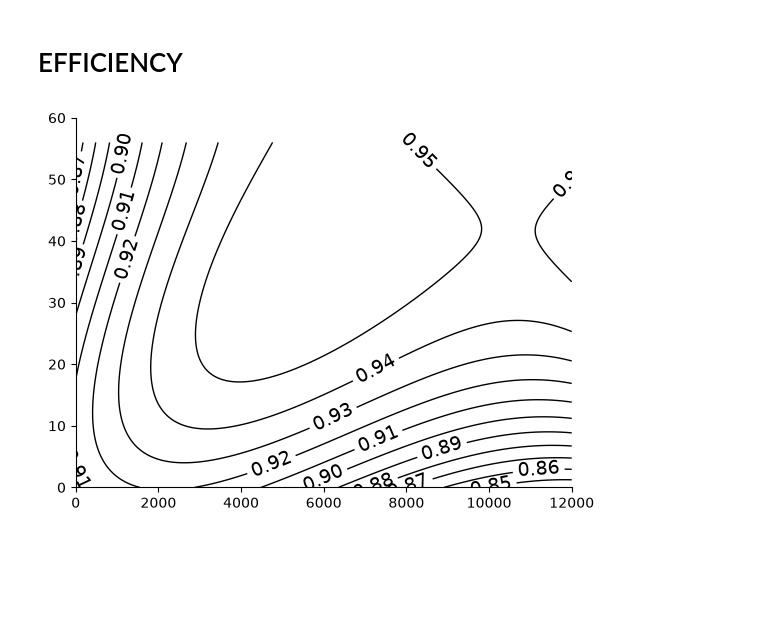
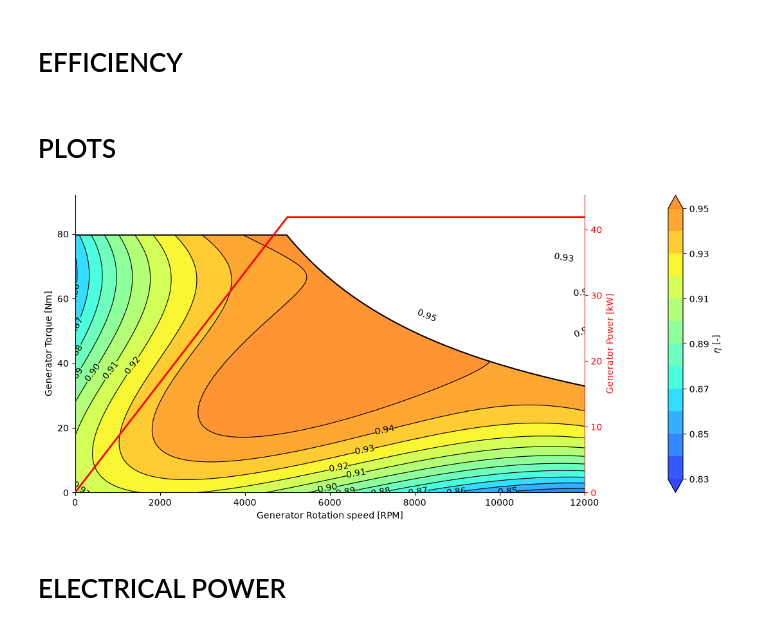
Before and after one commit to tomBeauve/MECA0527_Homeworks, a Jupyter notebook: homework2/HW2.ipynb, the cells around one changed output. Saved outputs shown, nothing was run; the diff lists cells and outputs as text; code cells hidden in the pictures; blank space fills up the shorter version.

```diff
--- a/homework2/HW2.ipynb
+++ b/homework2/HW2.ipynb
@@ -167,17 +185,23 @@ bsfc = c0 + c1*rpm_grid + c2*T_grid + c3*rpm_grid**2 + c4*rpm_grid*T_grid + c5*T
 # %%
-fig, ax = plt.subplots()
+fig, ax = plt.subplots(figsize=(14, 6))
 ax.spines['top'].set_visible(False)
 ax.spines['right'].set_visible(False)
+
+# Contour lines of BSFC (lowest value, largest value, step)
 levels = np.arange(230, 450, 30)
-cf = ax.contourf(rpm_grid, T_grid, bsfc, levels=levels, cmap='viridis_r', alpha=0.8, extend='both')
+cs = ax.contour(rpm_grid_ice, T_grid_ice, bsfc, levels=levels, colors='k', linewidths=0.8, alpha=1)
+ax.clabel(cs, inline=True, fontsize=10, fmt='%1.0f (g/kWh)')
+
+# Special Color map
+cmap_eff = LinearSegmentedColormap.from_list('jet_soft', plt.cm.jet(np.linspace(0.15, 0.78, 256)))
+cf = ax.contourf(rpm_grid_ice, T_grid_ice, bsfc, levels=levels, cmap=cmap_eff, alpha=0.8, extend='both')
 fig.colorbar(cf, ax=ax, label='BSFC [g/kWh]')
-cs = ax.contour(rpm_grid, T_grid, bsfc, levels=levels, colors='k', linewidths=0.8, alpha=1)
-ax.clabel(cs, inline=True, fontsize=8, fmt='%1.0f (g/kWh)')
-ax.plot(rpm_ex, C_final, color='black', linewidth=4)
-ax.fill_between(rpm_ex, C_final, 500, color='white', zorder=2) # Hide above torque curve
+
+ax.plot(rpm_ice, C_final, color='black', linewidth=4)
+ax.fill_between(rpm_ice, C_final, 500, color='white', zorder=2) # Hide above torque curve
 ax.set_xlim(500, 5000)
 ax.set_ylim(0, 60)
 ax.set_xlabel('ICE rotation speed [RPM]')
-ax.set_ylabel('Torque [Nm]')
+ax.set_ylabel('ICETorque [Nm]')
 plt.show()
 # %% [output]
@@ -204,12 +246,41 @@ effi = d0 + d1*rpm_grid_ef + d2*T_grid_ef + d3*rpm_grid_ef**2 + d4*rpm_grid_ef*T
+# %% [markdown]
+# PLOTS
 # %%
-fig, ax = plt.subplots()
-ax.spines['top'].set_visible(False)
-ax.spines['right'].set_visible(False)
-levels = np.arange(0.8, 1, 0.01)
-cs = ax.contour(rpm_grid_ef, T_grid_ef, effi, levels=levels, colors='k', linewidths=1, alpha=1)
-ax.clabel(cs, inline=True, fontsize=14)
+fig, ax = plt.subplots(figsize=(14, 6))
+ax2 = ax.twinx()                             # axe de droite = puissance
+
+# Contour lines of effciency (lowest value, largest value, step)
+levels = np.arange(0.83, 0.96, 0.01)
+cs = ax.contour(rpm_grid_gen, T_grid_gen, eta_gen, levels=levels, colors='k', linewidths=0.8, alpha=1)
+ax.clabel(cs, inline=True, fontsize=10)
+
+# Color map
+cf = ax.contourf(rpm_grid_gen, T_grid_gen, eta_gen, levels=levels, cmap=cmap_eff, alpha=0.8, extend='both')
+fig.colorbar(cf, ax=ax, pad=0.12, label=r'$\eta$ [-]') # Avoir color bar in power axis
+
+# Torque
+ax.plot(rpm_gen, C_gen, color='black', linewidth=4)
+ax.fill_between(rpm_gen, C_gen, 500, color='white', zorder=2)
+
+# Power
+ax2.plot(rpm_gen, P_gen*10**-3, color='red', linewidth=2)
+
+
 ax.set_xlim(0, 12000)
-ax.set_ylim(0, 60)
+ax.set_ylim(0, C_max_gen * 1.15)
+ax2.set_ylim(0, P_max_gen * 10**-3 * 1.08)
+ax.set_xlabel('Generator Rotation speed [RPM]')
+ax.set_ylabel('Generator Torque [Nm]')
+ax2.set_ylabel('Generator Power [kW]', color='red')
+ax2.tick_params(axis='y', colors='red')
+
+# Spines
+ax.spines[['top', 'right']].set_visible(False)
+ax2.spines[['top', 'left', 'bottom']].set_visible(False)
+ax2.spines['right'].set_color('red')
+
 plt.show()
 # %% [output]
-[figure, old version]
+[figure, new version]
+# %% [markdown]
+# ELECTRICAL POWER
```
Also changed, not shown: parts of 15 cells of this notebook.
